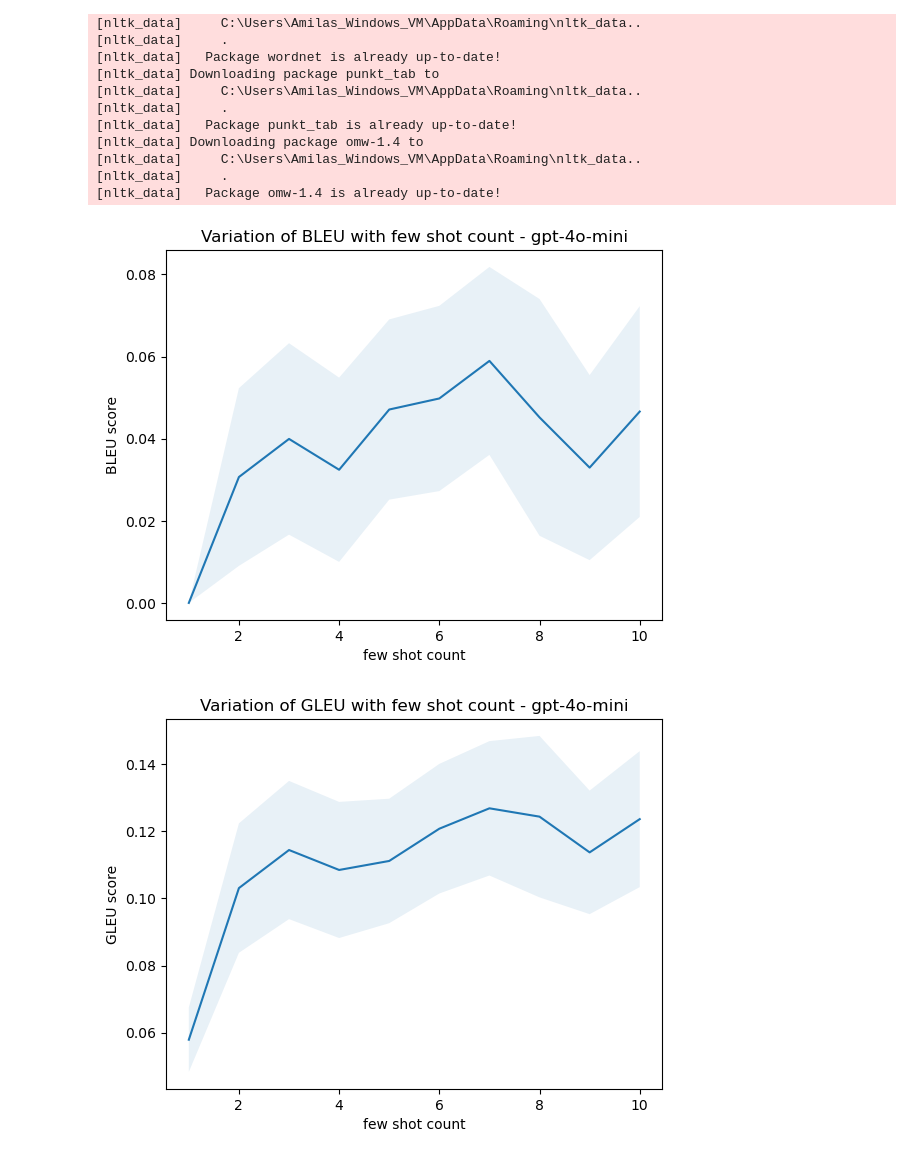
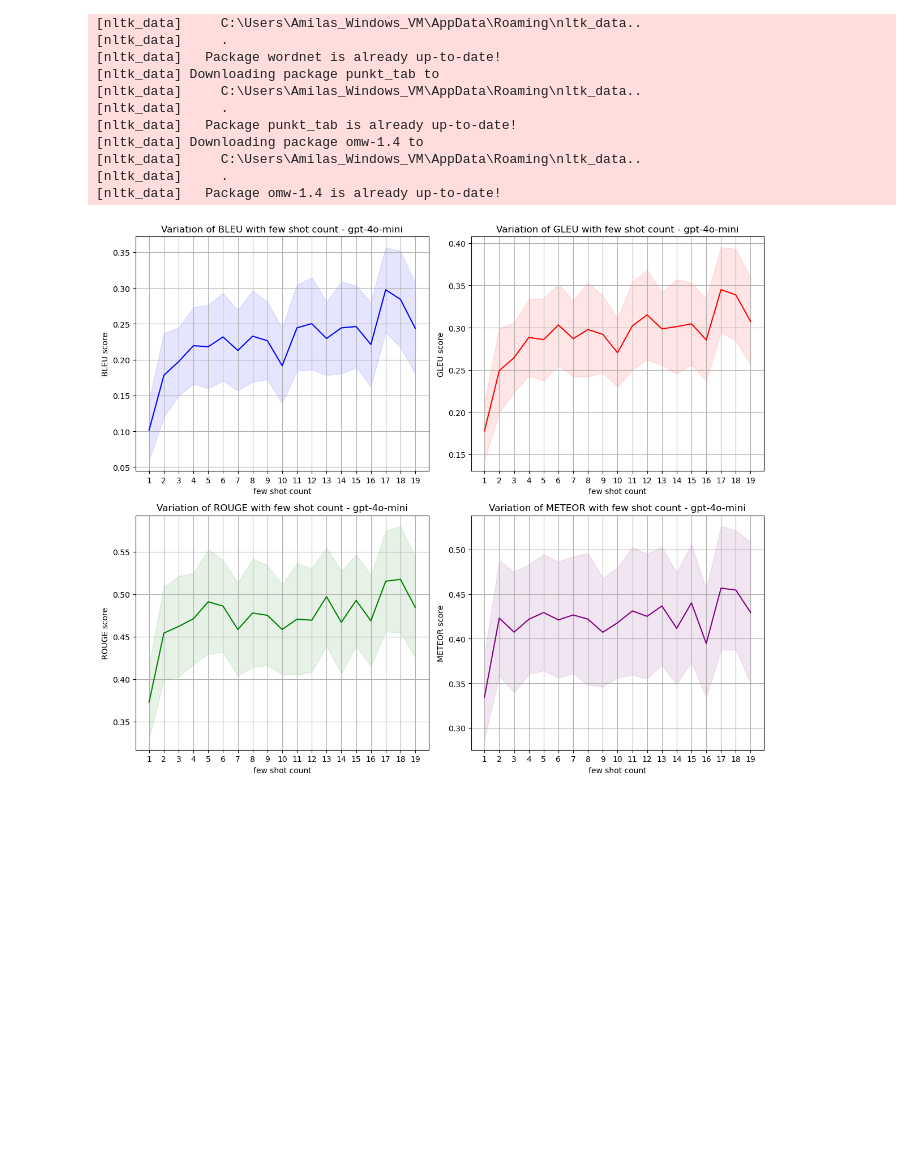
Before and after one commit to AmilaIndika789/SheetCopilot, a Jupyter notebook: agent/huggingface_evaluations.ipynb, the cells around one changed output. Drawn from its saved outputs; the diff is of its cells as text; code cells hidden in the pictures; blank space fills up the shorter version.

Commit message:
Rerun the few shot experiment and save the resulting metric plot

```diff
--- a/agent/huggingface_evaluations.ipynb
+++ b/agent/huggingface_evaluations.ipynb
@@ -27,7 +27,7 @@ path_generator = create_path_generator(
     file_path=f"{OUTPUT_PATH}/intermediate_responses/"
 )
 correct_response_file_paths = [str(path) for path in path_generator]
-correct_response_file_paths = correct_response_file_paths[11:21]
+correct_response_file_paths = correct_response_file_paths[20:40]
 # %%
 bleu = evaluate.load("bleu")
 google_bleu = evaluate.load("google_bleu")
@@ -61,15 +61,16 @@ def remove_quotes_and_new_lines(instructions: str) -> list:
     return instructions
 # %%
 few_shot_metrics = []
-for few_shot_count in tqdm(range(1, 7)):
+EXAMPLES_COUNT = 20
+for few_shot_count in tqdm(range(1, 20)):
     bleu_scores = []
     gleu_scores = []
     rouge_scores = []
     meteor_scores = []
-    for test_index in tqdm(range(10)):
+    for test_index in tqdm(range(EXAMPLES_COUNT)):
         correct_file_path = correct_response_file_paths[test_index]
         path_generator = create_path_generator(
-            file_path=f"{OUTPUT_PATH}/few_shot_experiment/{model_name}/gpt_responses/{few_shot_count}_shot"
+            file_path=f"{OUTPUT_PATH}/few_shot_experiment_2/{model_name}/model_responses/{few_shot_count}_shot"
         )
         gpt_responses_file_paths = [str(path) for path in path_generator]
         predicted_file_path = gpt_responses_file_paths[test_index]
@@ -82,7 +83,7 @@ for few_shot_count in tqdm(range(1, 7)):
 
         # predicted instructions
         predicted_instructions = read_yaml_file(
-            file_path=predicted_file_path, content_type="gpt_response"
+            file_path=predicted_file_path, content_type=f"{model_name}_response"
         )
         predicted_instructions = remove_quotes_and_new_lines(predicted_instructions)
         predicted_instructions = ["\n".join(predicted_instructions)]
@@ -122,29 +123,41 @@ for few_shot_count in tqdm(range(1, 7)):
     metrics = {
         "mean_bleu": np.mean(bleu_scores),
         "std_bleu": np.std(bleu_scores),
-        "ci_bleu": (Z_90_CONFIDENCE_INTERVAL * np.std(bleu_scores)) / np.sqrt(10),
+        "ci_bleu": (Z_90_CONFIDENCE_INTERVAL * np.std(bleu_scores)) / np.sqrt(EXAMPLES_COUNT),
         "mean_gleu": np.mean(gleu_scores),
         "std_gleu": np.std(gleu_scores),
-        "ci_gleu": (Z_90_CONFIDENCE_INTERVAL * np.std(gleu_scores)) / np.sqrt(10),
+        "ci_gleu": (Z_90_CONFIDENCE_INTERVAL * np.std(gleu_scores)) / np.sqrt(EXAMPLES_COUNT),
         "mean_rouge": np.mean(rouge_scores),
         "std_rouge": np.std(rouge_scores),
-        "ci_rouge": (Z_90_CONFIDENCE_INTERVAL * np.std(rouge_scores)) / np.sqrt(10),
+        "ci_rouge": (Z_90_CONFIDENCE_INTERVAL * np.std(rouge_scores)) / np.sqrt(EXAMPLES_COUNT),
         "mean_meteor": np.mean(meteor_scores),
         "std_meteor": np.std(meteor_scores),
-        "ci_meteor": (Z_90_CONFIDENCE_INTERVAL * np.std(meteor_scores)) / np.sqrt(10),
+        "ci_meteor": (Z_90_CONFIDENCE_INTERVAL * np.std(meteor_scores)) / np.sqrt(EXAMPLES_COUNT),
     }
     few_shot_metrics.append(metrics)
 # %%
-for metric in ["bleu", "gleu", "rouge", "meteor"]:
-    x = np.array(range(1, 11))
+# Set up subplots
+fig, axes = plt.subplots(2, 2, figsize=(12, 10))
+axes = axes.flatten()
+colors = ["blue", "red", "green", "purple"]
+
+for i, metric in enumerate(["bleu", "gleu", "rouge", "meteor"]):
+    ax = axes[i]
+
+    x = np.array(range(1, EXAMPLES_COUNT))
     y = np.array([item[f"mean_{metric}"] for item in few_shot_metrics])
     ci = np.array([item[f"ci_{metric}"] for item in few_shot_metrics])
-    plt.plot(x, y)
-    plt.fill_between(x, (y-ci), (y+ci), alpha=0.1)
-    plt.ylabel(f"{metric.upper()} score")
-    plt.xlabel("few shot count")
-    plt.title(f"Variation of {metric.upper()} with few shot count - {model_name}")
-    plt.show()
+    ax.plot(x, y, c=colors[i])
+    ax.fill_between(x, (y-ci), (y+ci), alpha=0.1, color=colors[i])
+    ax.set_ylabel(f"{metric.upper()} score")
+    ax.set_xlabel("few shot count")
+    ax.set_xticks(x)
+    ax.grid()
+    ax.set_title(f"Variation of {metric.upper()} with few shot count - {model_name}")
+
+plt.tight_layout()
+plt.show()
+
+fig.savefig("few_shot_experiment_results.pdf", bbox_inches="tight")
 # %% [output]
-[figure, old version]
+[figure, new version]
-[figure, removed]
```
Also changed, not shown: parts of 2 cells of this notebook, 1 other file.
